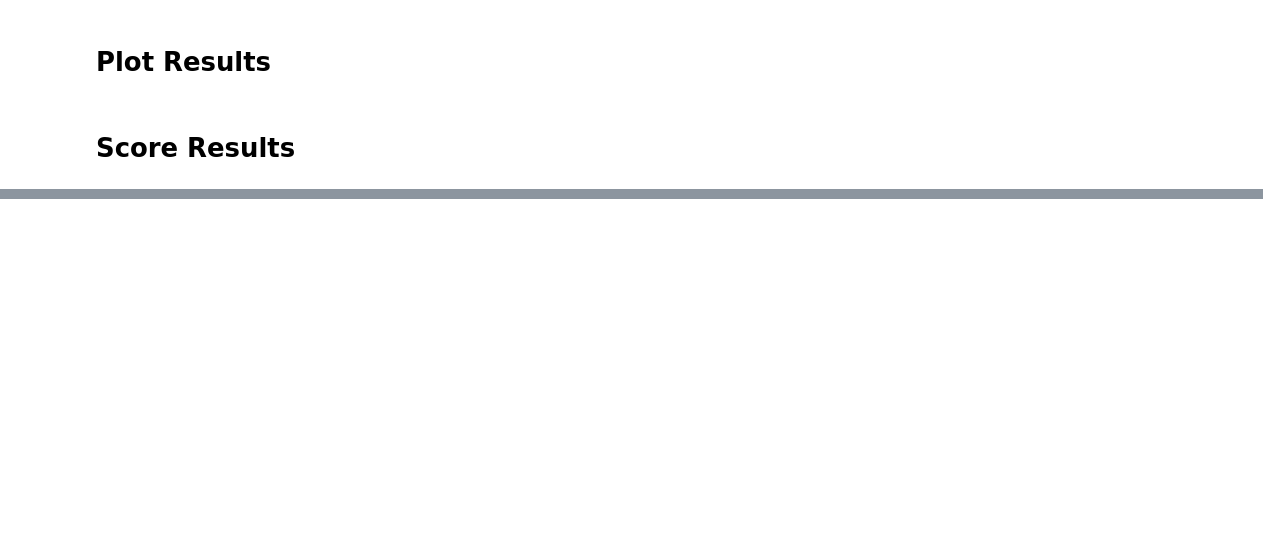
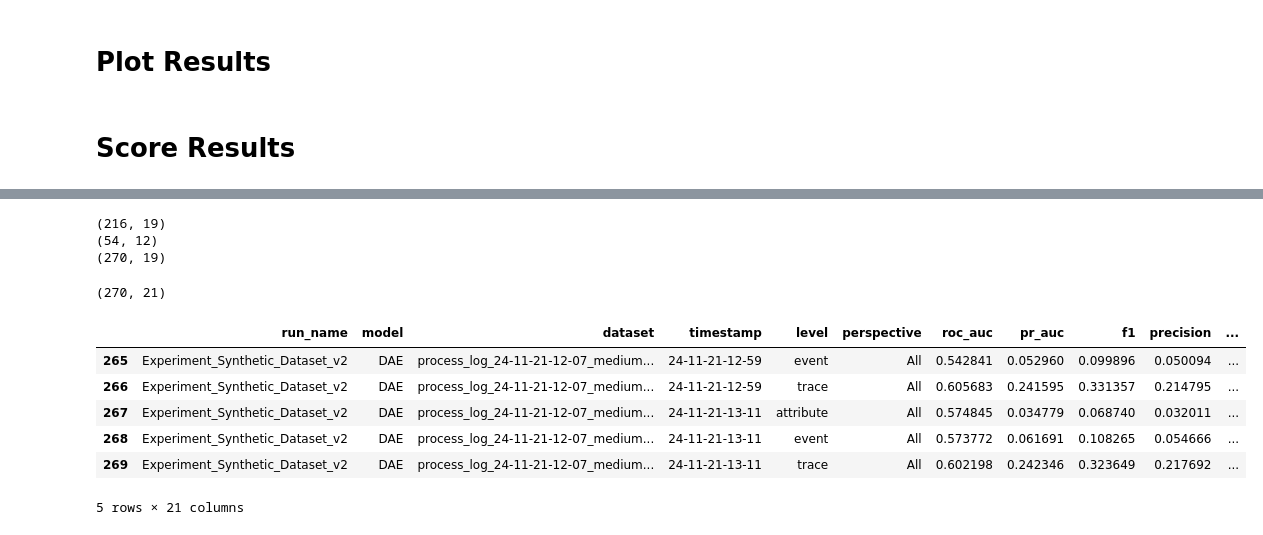
Before and after one commit to ronaldvandenbroek/BPAD, a Jupyter notebook: analysis/raw/raw_error_plots.ipynb, the cells around one changed output, grey strips where cells are left out. Drawn from its saved outputs; the diff is of its cells as text; code cells hidden in the pictures; blank space fills up the shorter version.

```diff
--- a/analysis/raw/raw_error_plots.ipynb
+++ b/analysis/raw/raw_error_plots.ipynb
@@ -513,0 +540,8 @@ scores_df
+# %%
+print(all_scores_df.shape)
+print(averages.shape)
+print(result_df.shape)
+# %% [output]
+(216, 19)
+(54, 12)
+(270, 19)
@@ -513,0 +554,14 @@ scores_df
+# %%
+result_df.shape
+# %% [output]
+(270, 21)
+# %%
+result_df.tail()
+# %% [output]
+|  | run_name | model | dataset | timestamp | level | perspective | roc_auc | pr_auc | f1 | precision | ... |
+| 265 | Experiment_Synthetic_Dataset_v2 | DAE | process_log_24-11-21-12-07_medium... | 24-11-21-12-59 | event | All | 0.542841 | 0.052960 | 0.099896 | 0.050094 | ... |
+| 266 | Experiment_Synthetic_Dataset_v2 | DAE | process_log_24-11-21-12-07_medium... | 24-11-21-12-59 | trace | All | 0.605683 | 0.241595 | 0.331357 | 0.214795 | ... |
+| 267 | Experiment_Synthetic_Dataset_v2 | DAE | process_log_24-11-21-12-07_medium... | 24-11-21-13-11 | attribute | All | 0.574845 | 0.034779 | 0.068740 | 0.032011 | ... |
+| 268 | Experiment_Synthetic_Dataset_v2 | DAE | process_log_24-11-21-12-07_medium... | 24-11-21-13-11 | event | All | 0.573772 | 0.061691 | 0.108265 | 0.054666 | ... |
+| 269 | Experiment_Synthetic_Dataset_v2 | DAE | process_log_24-11-21-12-07_medium... | 24-11-21-13-11 | trace | All | 0.602198 | 0.242346 | 0.323649 | 0.217692 | ... |
+5 rows × 21 columns
```
Also changed, not shown: parts of 18 cells of this notebook, 2 other files.
